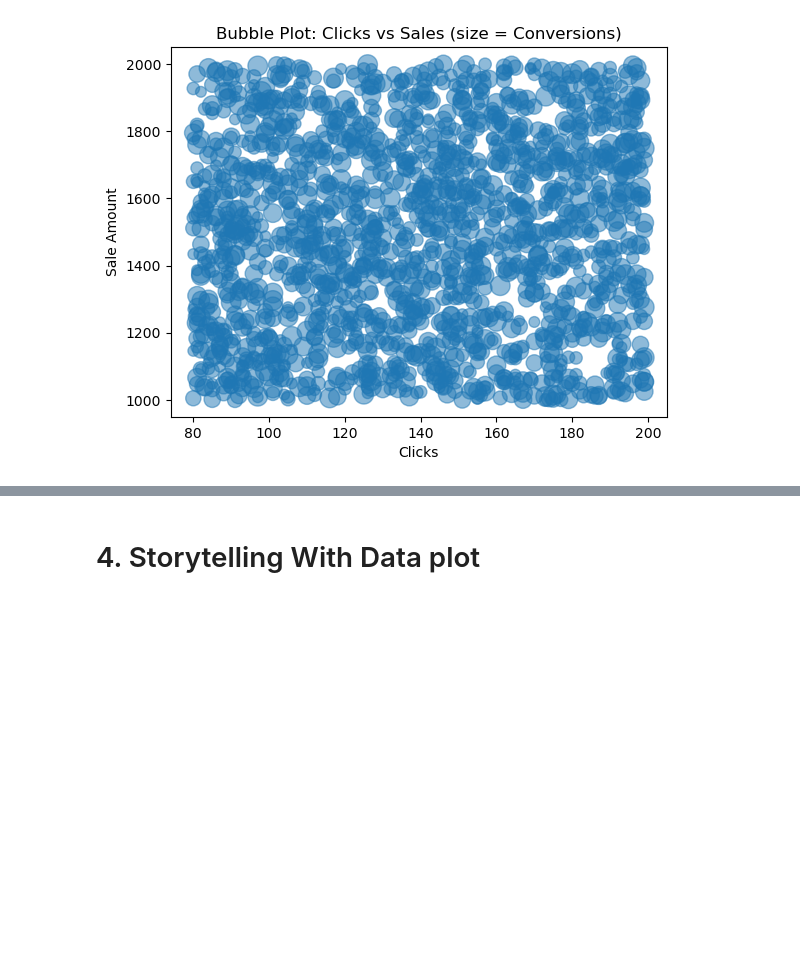
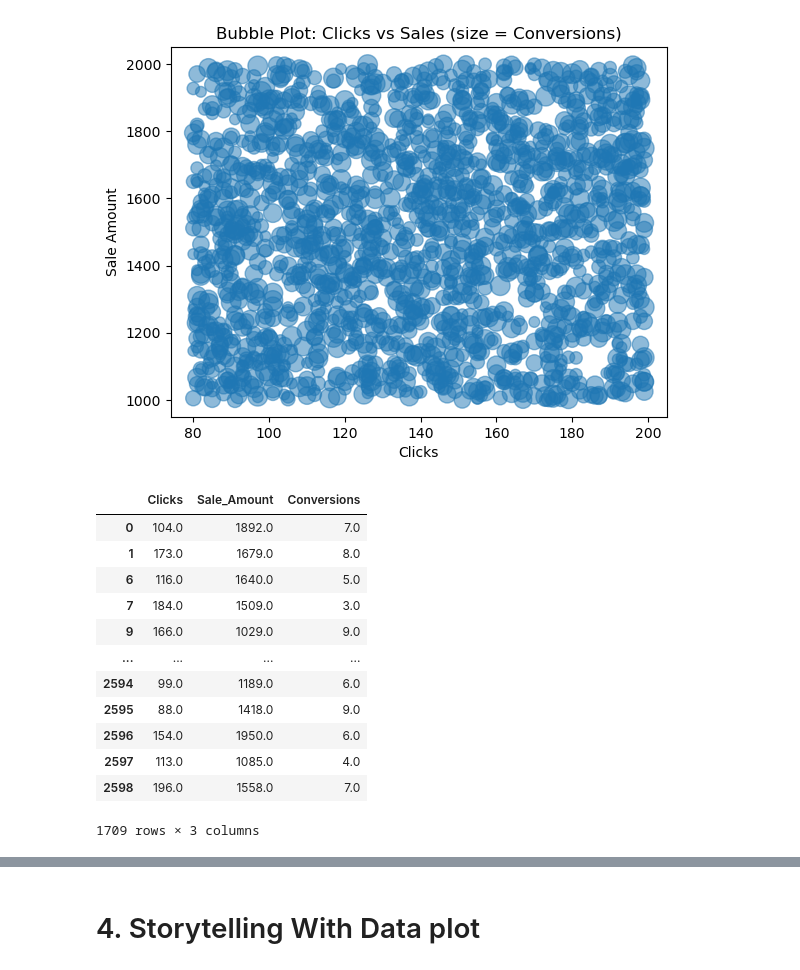
Before and after one commit to chenmichael2/MOD-B-O2, a Jupyter notebook: OMDS-ModB2-Week9-Chen-Michael.ipynb, the cells around one changed output, grey strips where cells are left out. Cells and saved outputs as stored; diff of their text form; code cells hidden in the pictures; blank space fills up the shorter version.

```diff
--- a/Week9.ipynb
+++ b/OMDS-ModB2-Week9-Chen-Michael.ipynb
@@ -156,3 +156,19 @@ plt.title("Bubble Plot: Clicks vs Sales (size = Conversions)")
 plt.show()
 # %% [output]
 [figure]
+# %%
+num[["Clicks", "Sale_Amount", "Conversions"]]
+# %% [output]
+|  | Clicks | Sale_Amount | Conversions |
+| 0 | 104.0 | 1892.0 | 7.0 |
+| 1 | 173.0 | 1679.0 | 8.0 |
+| 6 | 116.0 | 1640.0 | 5.0 |
+| 7 | 184.0 | 1509.0 | 3.0 |
+| 9 | 166.0 | 1029.0 | 9.0 |
+| ... | ... | ... | ... |
+| 2594 | 99.0 | 1189.0 | 6.0 |
+| 2595 | 88.0 | 1418.0 | 9.0 |
+| 2596 | 154.0 | 1950.0 | 6.0 |
+| 2597 | 113.0 | 1085.0 | 4.0 |
+| 2598 | 196.0 | 1558.0 | 7.0 |
+1709 rows × 3 columns
```
Also changed, not shown: parts of 5 cells of this notebook.
